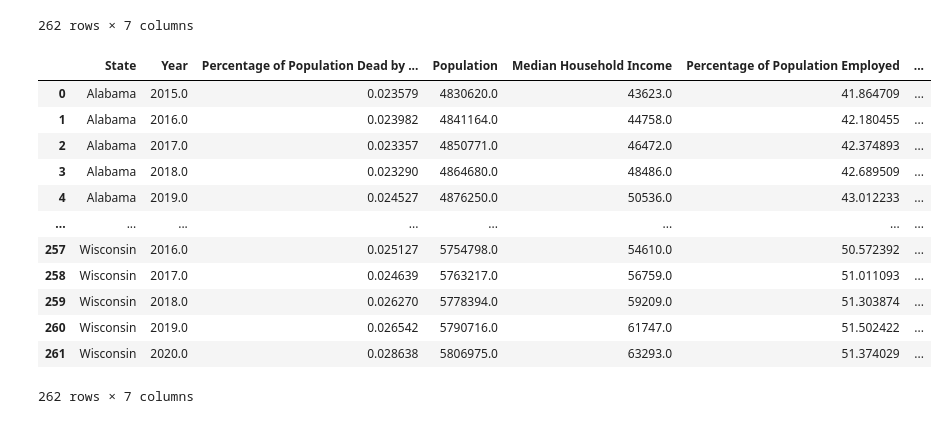
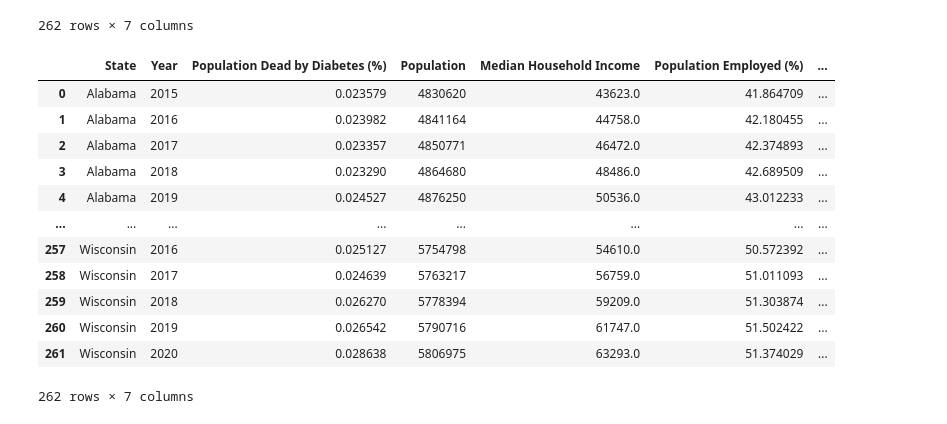
Before and after one commit to isabelmwork/Project1_Diabetes, a Jupyter notebook: Diabetes_Analysis.ipynb, the cells around one changed output. Cells and saved outputs as stored; diff of their text form; code cells hidden in the pictures.

```diff
--- a/Diabetes_Analysis.ipynb
+++ b/Diabetes_Analysis.ipynb
@@ -264,25 +249,26 @@ weekly_deaths_and_census
 262 rows × 7 columns
 # %%
 #change to numeric instead of string so we can perform operations
-weekly_deaths_and_census[["Year", "Number of Diabetes Deaths", "Population", "Median Household Income", "Number of People Employed", "Number of People in Poverty"]] = weekly_deaths_and_census[["Year", "Number of Diabetes Deaths", "Population", "Median Household Income", "Number of People Employed", "Number of People in Poverty"]].astype(float)
+weekly_deaths_and_census[["Number of Diabetes Deaths", "Median Household Income", "Number of People Employed", "Number of People in Poverty"]] = weekly_deaths_and_census[["Number of Diabetes Deaths", "Median Household Income", "Number of People Employed", "Number of People in Poverty"]].astype(float)
+weekly_deaths_and_census[["Year", "Population"]] = weekly_deaths_and_census[["Year", "Population"]].astype(int)
 # %%
 weekly_deaths_and_census["Number of People Employed"] = (weekly_deaths_and_census["Number of People Employed"] / weekly_deaths_and_census["Population"]) * 100
 weekly_deaths_and_census["Number of People in Poverty"] = (weekly_deaths_and_census["Number of People in Poverty"] / weekly_deaths_and_census["Population"]) * 100
 weekly_deaths_and_census["Number of Diabetes Deaths"] = (weekly_deaths_and_census["Number of Diabetes Deaths"] / weekly_deaths_and_census["Population"]) * 100
 # %%
-weekly_deaths_and_census = weekly_deaths_and_census.rename(columns = {"Number of Diabetes Deaths":"Percentage of Population Dead by Diabetes", "Number of People Employed": "Percentage of Population Employed", "Number of People in Poverty":"Percentage of Population in Poverty"})
+weekly_deaths_and_census = weekly_deaths_and_census.rename(columns = {"Number of Diabetes Deaths":"Population Dead by Diabetes (%)", "Number of People Employed": "Population Employed (%)", "Number of People in Poverty":"Population in Poverty (%)"})
 weekly_deaths_and_census
 # %% [output]
-|  | State | Year | Percentage of Population Dead by ... | Population | Median Household Income | Percentage of Population Employed | ... |
-| 0 | Alabama | 2015.0 | 0.023579 | 4830620.0 | 43623.0 | 41.864709 | ... |
-| 1 | Alabama | 2016.0 | 0.023982 | 4841164.0 | 44758.0 | 42.180455 | ... |
-| 2 | Alabama | 2017.0 | 0.023357 | 4850771.0 | 46472.0 | 42.374893 | ... |
-| 3 | Alabama | 2018.0 | 0.023290 | 4864680.0 | 48486.0 | 42.689509 | ... |
-| 4 | Alabama | 2019.0 | 0.024527 | 4876250.0 | 50536.0 | 43.012233 | ... |
+|  | State | Year | Population Dead by Diabetes (%) | Population | Median Household Income | Population Employed (%) | ... |
+| 0 | Alabama | 2015 | 0.023579 | 4830620 | 43623.0 | 41.864709 | ... |
+| 1 | Alabama | 2016 | 0.023982 | 4841164 | 44758.0 | 42.180455 | ... |
+| 2 | Alabama | 2017 | 0.023357 | 4850771 | 46472.0 | 42.374893 | ... |
+| 3 | Alabama | 2018 | 0.023290 | 4864680 | 48486.0 | 42.689509 | ... |
+| 4 | Alabama | 2019 | 0.024527 | 4876250 | 50536.0 | 43.012233 | ... |
 | ... | ... | ... | ... | ... | ... | ... | ... |
-| 257 | Wisconsin | 2016.0 | 0.025127 | 5754798.0 | 54610.0 | 50.572392 | ... |
-| 258 | Wisconsin | 2017.0 | 0.024639 | 5763217.0 | 56759.0 | 51.011093 | ... |
-| 259 | Wisconsin | 2018.0 | 0.026270 | 5778394.0 | 59209.0 | 51.303874 | ... |
-| 260 | Wisconsin | 2019.0 | 0.026542 | 5790716.0 | 61747.0 | 51.502422 | ... |
-| 261 | Wisconsin | 2020.0 | 0.028638 | 5806975.0 | 63293.0 | 51.374029 | ... |
+| 257 | Wisconsin | 2016 | 0.025127 | 5754798 | 54610.0 | 50.572392 | ... |
+| 258 | Wisconsin | 2017 | 0.024639 | 5763217 | 56759.0 | 51.011093 | ... |
+| 259 | Wisconsin | 2018 | 0.026270 | 5778394 | 59209.0 | 51.303874 | ... |
+| 260 | Wisconsin | 2019 | 0.026542 | 5790716 | 61747.0 | 51.502422 | ... |
+| 261 | Wisconsin | 2020 | 0.028638 | 5806975 | 63293.0 | 51.374029 | ... |
 262 rows × 7 columns
```
Also changed, not shown: parts of 49 cells of this notebook.
